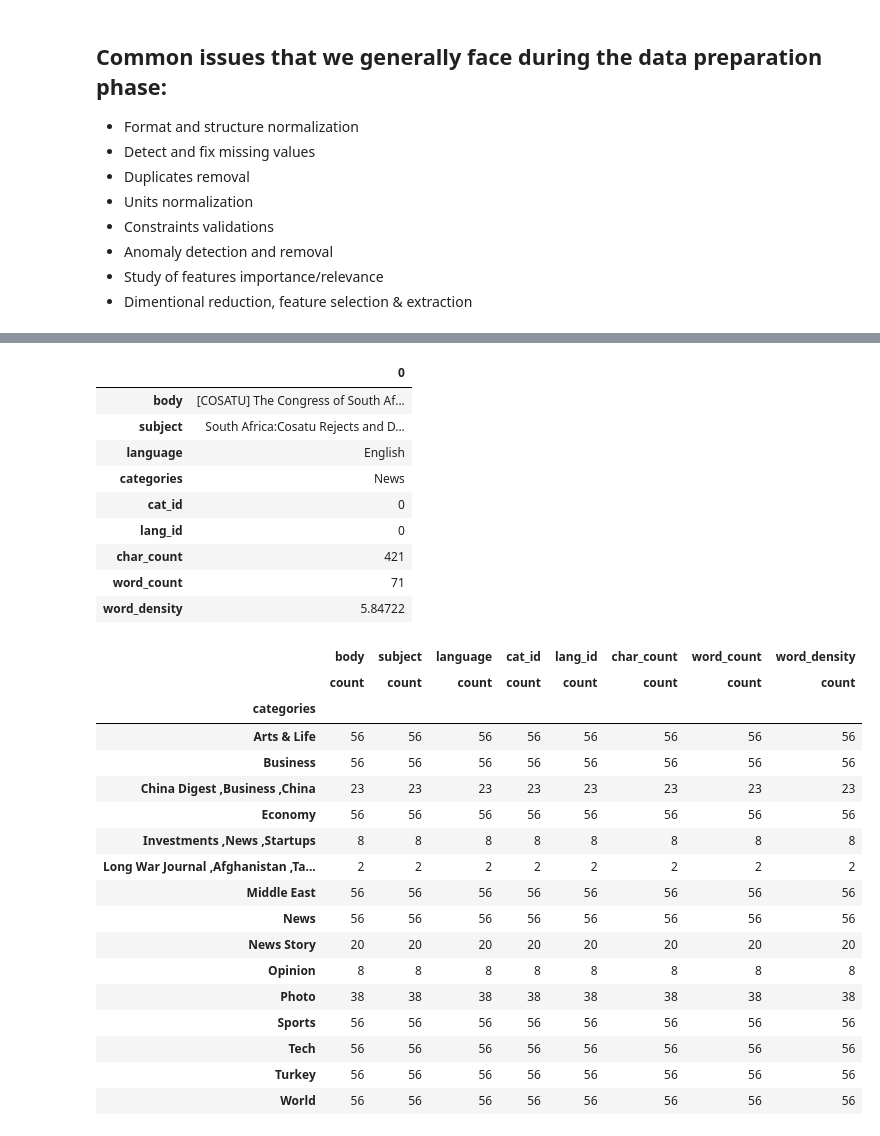
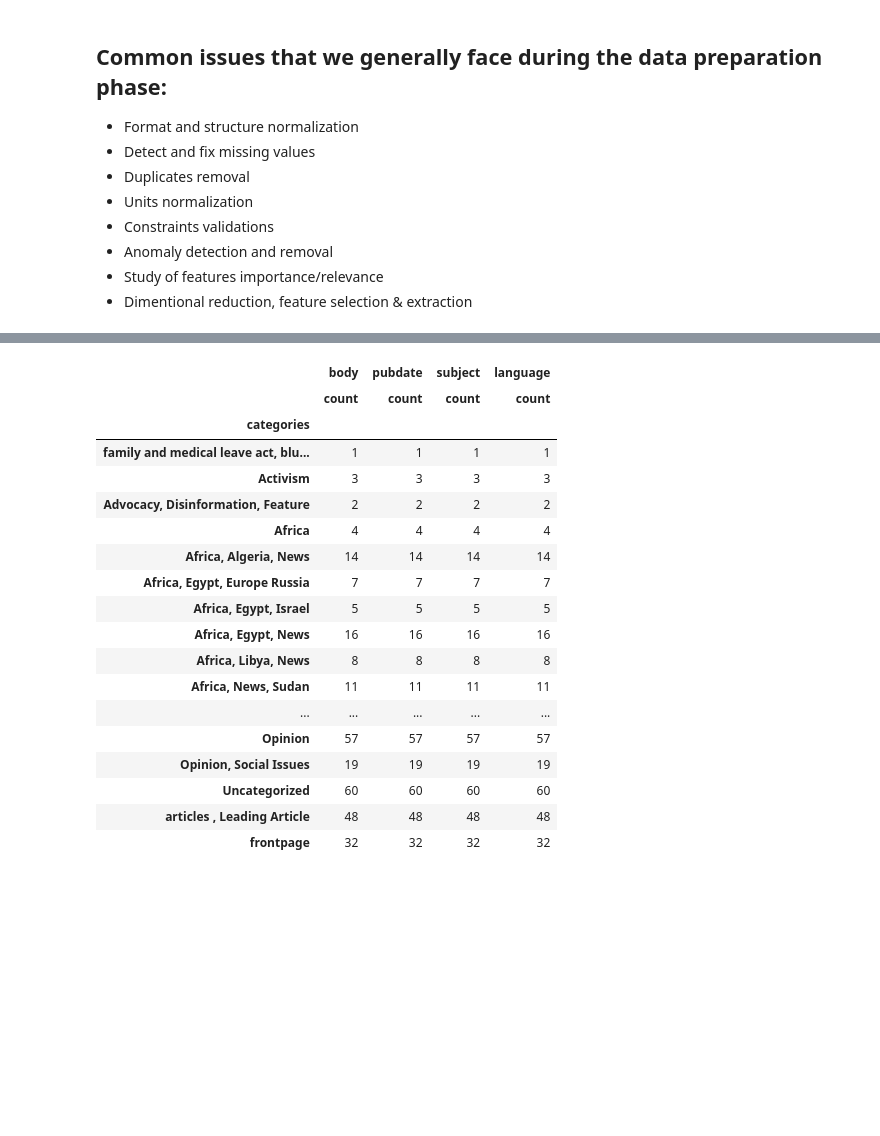
Before and after one commit to saidsef/ml-classifier, a Jupyter notebook: classifier-ml.ipynb, the cells around one changed output, grey strips where cells are left out. Cells and saved outputs as stored; diff of their text form; code cells hidden in the pictures; blank space fills up the shorter version.

```diff
--- a/classifier-ml.ipynb
+++ b/classifier-ml.ipynb
@@ -47,3 +37,9 @@ df.head(1).T.style
  - Anomaly detection and removal
  - Study of features importance/relevance
  - Dimentional reduction, feature selection & extraction
+# %%
+df = df[['_source.body', '_source.date', '_source.subject', '_source.language', '_source.categories']]
+df.columns = ['body', 'pubdate', 'subject', 'language', 'categories']
+# %%
+df.drop_duplicates(inplace=True)
+df.head(1).T.style
@@ -50 +53,28 @@ df.head(1).T.style
+# %%
+df = df.loc[(df['categories'] != 'News') & (df['categories'] != 'articles 2015')]
+# %%
+df['categories'] = df['categories'].str.replace(r'[^a-zA-Z_, ]+', '').replace(', ', '')
+df['categories'] = df['categories'].str.replace(r'^, ', '')
+# %%
+df.groupby(['categories']).agg({'count'}).drop_duplicates()
+# %% [output]
+|  | body | pubdate | subject | language |
+|  | count | count | count | count |
+| categories |  |  |  |  |
+| family and medical leave act, blu... | 1 | 1 | 1 | 1 |
+| Activism | 3 | 3 | 3 | 3 |
+| Advocacy, Disinformation, Feature | 2 | 2 | 2 | 2 |
+| Africa | 4 | 4 | 4 | 4 |
+| Africa, Algeria, News | 14 | 14 | 14 | 14 |
+| Africa, Egypt, Europe Russia | 7 | 7 | 7 | 7 |
+| Africa, Egypt, Israel | 5 | 5 | 5 | 5 |
+| Africa, Egypt, News | 16 | 16 | 16 | 16 |
+| Africa, Libya, News | 8 | 8 | 8 | 8 |
+| Africa, News, Sudan | 11 | 11 | 11 | 11 |
+| ... | ... | ... | ... | ... |
+| Opinion | 57 | 57 | 57 | 57 |
+| Opinion, Social Issues | 19 | 19 | 19 | 19 |
+| Uncategorized | 60 | 60 | 60 | 60 |
+| articles , Leading Article | 48 | 48 | 48 | 48 |
+| frontpage | 32 | 32 | 32 | 32 |
 # %%
@@ -63,14 +81,0 @@ df['word_density'] = df['char_count'] / (df['word_count']+1)
-# %%
-# df.drop_duplicates(inplace=True)
-df.head(1).T.style
-# %% [output]
-|  | 0 |
-| body | [COSATU] The Congress of South Af... |
-| subject | South Africa:Cosatu Rejects and D... |
-| language | English |
-| categories | News |
-| cat_id | 0 |
-| lang_id | 0 |
-| char_count | 421 |
-| word_count | 71 |
-| word_density | 5.84722 |
@@ -80,23 +81,0 @@ df = df[df.categories != 'Uncategorized']
-# %%
-# df.groupby('categories')['categories'].count().value_counts(ascending=False)
-df = df.loc[(df.groupby('categories').cumcount() > 8)]
-df.groupby(['categories']).agg({'count'})
-# %% [output]
-|  | body | subject | language | cat_id | lang_id | char_count | word_count | word_density |
-|  | count | count | count | count | count | count | count | count |
-| categories |  |  |  |  |  |  |  |  |
-| Arts & Life | 56 | 56 | 56 | 56 | 56 | 56 | 56 | 56 |
-| Business | 56 | 56 | 56 | 56 | 56 | 56 | 56 | 56 |
-| China Digest ,Business ,China | 23 | 23 | 23 | 23 | 23 | 23 | 23 | 23 |
-| Economy | 56 | 56 | 56 | 56 | 56 | 56 | 56 | 56 |
-| Investments ,News ,Startups | 8 | 8 | 8 | 8 | 8 | 8 | 8 | 8 |
-| Long War Journal ,Afghanistan ,Ta... | 2 | 2 | 2 | 2 | 2 | 2 | 2 | 2 |
-| Middle East | 56 | 56 | 56 | 56 | 56 | 56 | 56 | 56 |
-| News | 56 | 56 | 56 | 56 | 56 | 56 | 56 | 56 |
-| News Story | 20 | 20 | 20 | 20 | 20 | 20 | 20 | 20 |
-| Opinion | 8 | 8 | 8 | 8 | 8 | 8 | 8 | 8 |
-| Photo | 38 | 38 | 38 | 38 | 38 | 38 | 38 | 38 |
-| Sports | 56 | 56 | 56 | 56 | 56 | 56 | 56 | 56 |
-| Tech | 56 | 56 | 56 | 56 | 56 | 56 | 56 | 56 |
-| Turkey | 56 | 56 | 56 | 56 | 56 | 56 | 56 | 56 |
-| World | 56 | 56 | 56 | 56 | 56 | 56 | 56 | 56 |
```
Also changed, not shown: parts of 30 cells of this notebook.
